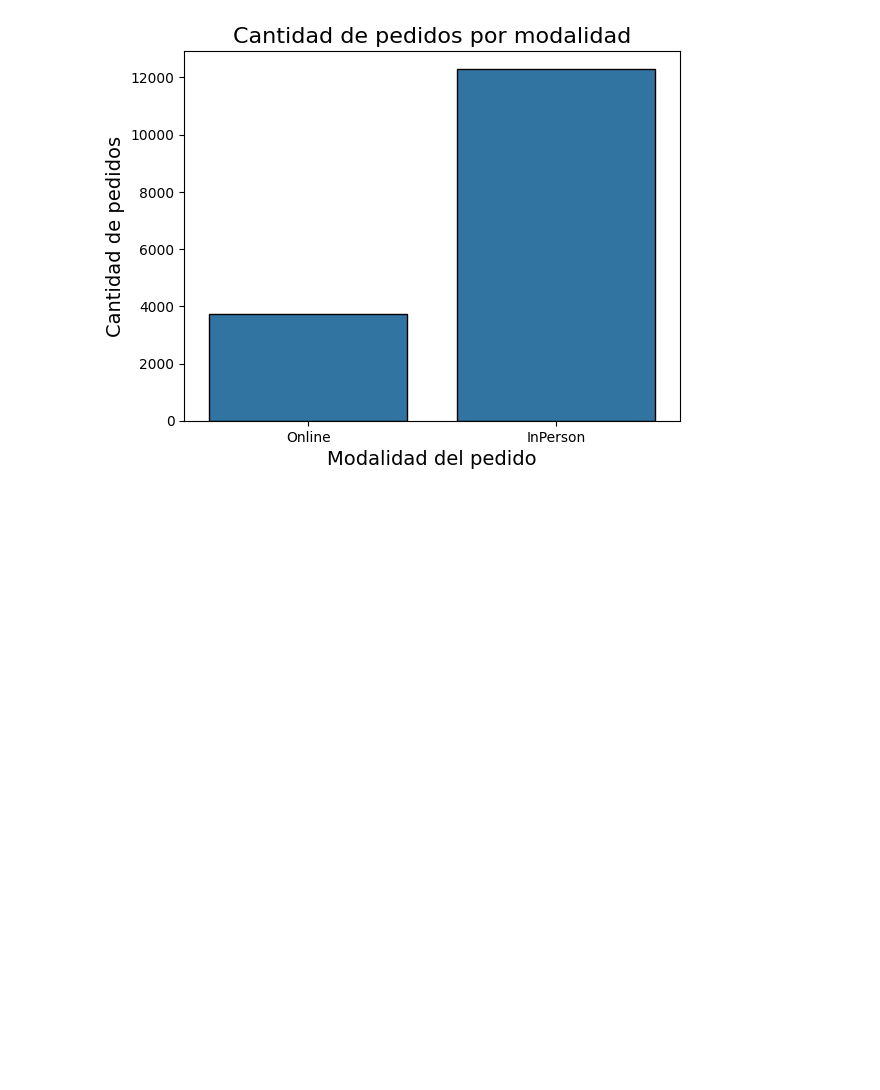
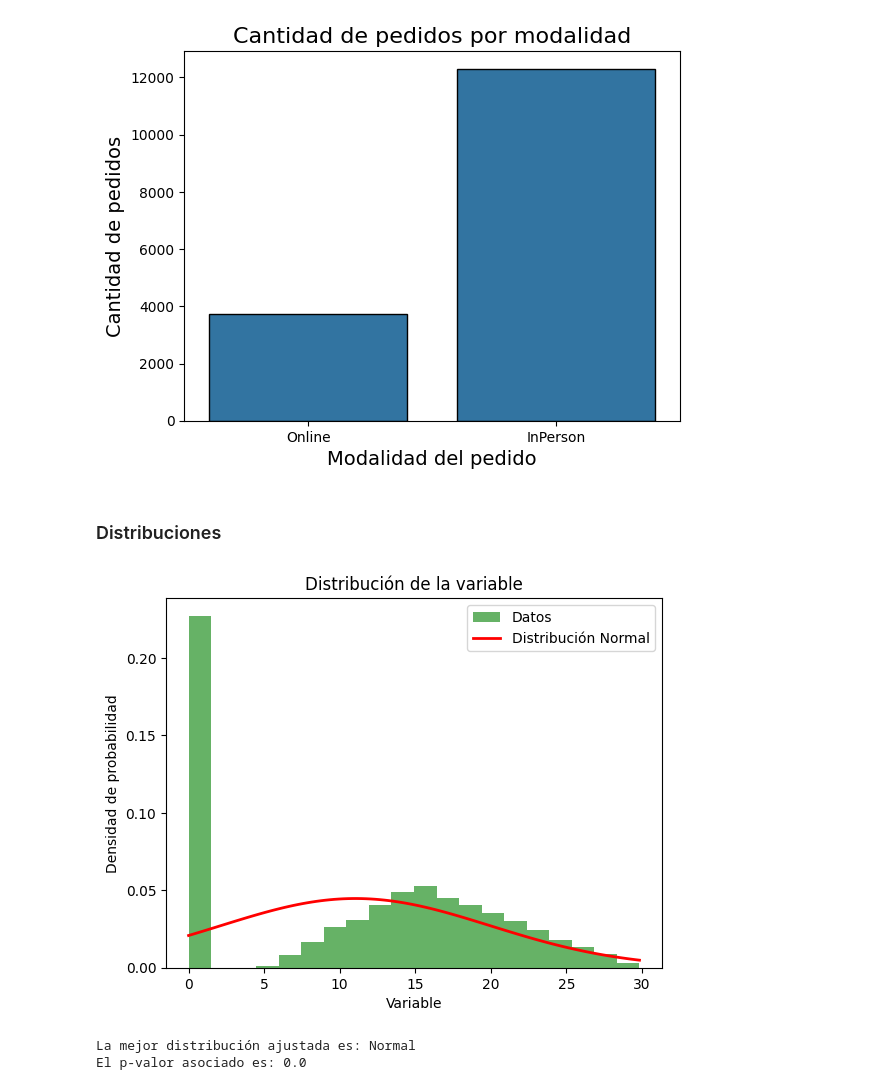
Before and after one commit to alexmaest/MYS2_Proyecto_G1, a Jupyter notebook: main.ipynb, the cells around one changed output. Cells and saved outputs as stored; diff of their text form; code cells hidden in the pictures; blank space fills up the shorter version.

Commit message:
Add variable fitment code
-Added variable fit and dataset distribution result

```diff
--- a/main.ipynb
+++ b/main.ipynb
@@ -367,3 +347,68 @@ plt.ylabel("Cantidad de pedidos", fontsize=14)
 plt.show()
 # %% [output]
 [figure]
+# %% [markdown]
+### Distribuciones
+# %%
+import numpy as np
+from scipy.stats import norm, binom, poisson, ks_2samp
+import matplotlib.pyplot as plt
+
+def determine_distribution(data):
+    # Calcula la media y la desviación estándar de los datos
+    mean = np.mean(data)
+    std = np.std(data)
+
+    # Realiza la prueba de Kolmogorov-Smirnov con la distribución normal
+    normal_pval = ks_2samp(data, norm.rvs(loc=mean, scale=std, size=len(data)))[1]
+
+    # Realiza la prueba de Kolmogorov-Smirnov con la distribución binomial
+    binomial_pval = ks_2samp(data, binom.rvs(len(data), 0.5, size=len(data)))[1]
+
+    # Realiza la prueba de Kolmogorov-Smirnov con la distribución de Poisson
+    poisson_pval = ks_2samp(data, poisson.rvs(mean, size=len(data)))[1]
+
+    # Ajusta una función cuadrática a los datos y calcula el error cuadrático medio
+    quadratic_fit = np.polyfit(np.arange(len(data)), data, 2)
+    quadratic_error = np.mean((np.polyval(quadratic_fit, np.arange(len(data))) - data) ** 2)
+
+    # Calcula el p-valor asociado a la distribución cuadrática
+    quadratic_pval = 1 / (1 + quadratic_error)
+
+    # Compara los p-valores y determina la mejor distribución
+    p_values = {'Normal': normal_pval, 'Binomial': binomial_pval, 'Poisson': poisson_pval, 'Cuadratica': quadratic_pval}
+    best_fit = min(p_values, key=p_values.get)
+
+    # Graficar histograma con la distribución ajustada
+    plt.hist(data, bins=20, density=True, alpha=0.6, color='g', label='Datos')
+
+    # Distribución ajustada
+    if best_fit == 'Normal':
+        x = np.linspace(np.min(data), np.max(data), 100)
+        plt.plot(x, norm.pdf(x, mean, std), 'r-', lw=2, label='Distribución Normal')
+    elif best_fit == 'Binomial':
+        x = np.arange(0, np.max(data)+1)
+        plt.plot(x, binom.pmf(x, len(data), 0.5), 'r-', lw=2, label='Distribución Binomial')
+    elif best_fit == 'Poisson':
+        x = np.arange(0, np.max(data)+1)
+        plt.plot(x, poisson.pmf(x, mean), 'r-', lw=2, label='Distribución de Poisson')
+    elif best_fit == 'Cuadratica':
+        x = np.arange(len(data))
+        plt.plot(x, np.polyval(quadratic_fit, x), 'r-', lw=2, label='Distribución Cuadrática')
+
+    plt.xlabel('Variable')
+    plt.ylabel('Densidad de probabilidad')
+    plt.title('Distribución de la variable')
+    plt.legend()
+    plt.show()
+
+    return best_fit, p_values[best_fit]
+
+data = df['DiningRoomTime'] # -> Se sustituye el valor de la variable
+best_distribution, p_value = determine_distribution(data)
+print("La mejor distribución ajustada es:", best_distribution)
+print("El p-valor asociado es:", p_value)
+# %% [output]
+[figure, added]
+La mejor distribución ajustada es: Normal
+El p-valor asociado es: 0.0
```
Also changed, not shown: parts of 2 cells of this notebook.
